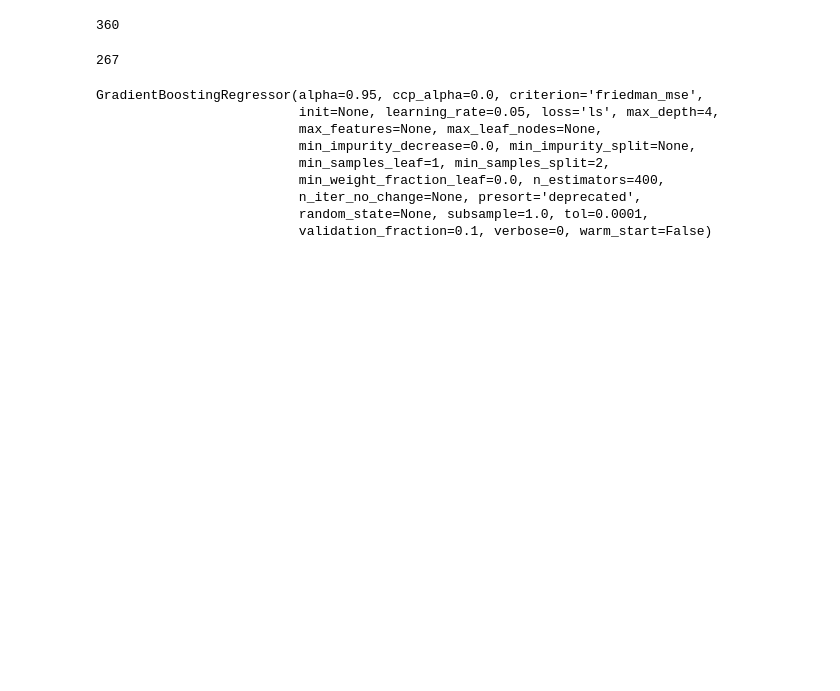
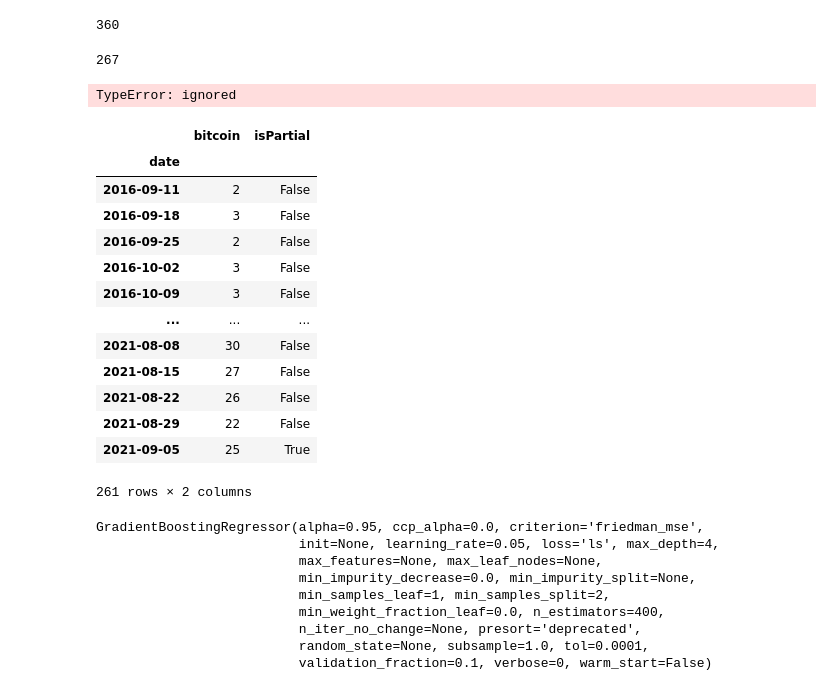
Before and after one commit to samilarinc/crypto_prediction, a Jupyter notebook: Crypto.ipynb, the cells around one changed output. Saved outputs shown, nothing was run; the diff lists cells and outputs as text; code cells hidden in the pictures; blank space fills up the shorter version.

```diff
--- a/Crypto.ipynb
+++ b/Crypto.ipynb
@@ -128,0 +140,7 @@ from xgboost import XGBRegressor
+# %%
+# my_arr = np.array(my_list)
+train_Y = np.array(train_Y)
+tf.convert_to_tensor(train_Y)
+model.fit(my_arr, train_Y, epochs=1,batch_size=1,verbose=2)
+# %% [output]
+TypeError: ignored
@@ -128,0 +149,5 @@ from xgboost import XGBRegressor
+# %%
+from pytrends.request import TrendReq
+import pandas as pd
+
+pytrend = TrendReq()
@@ -129,3 +156,20 @@ from xgboost import XGBRegressor
+# %%
+pytrend.interest_over_time()
+# %% [output]
+|  | bitcoin | isPartial |
+| date |  |  |
+| 2016-09-11 | 2 | False |
+| 2016-09-18 | 3 | False |
+| 2016-09-25 | 2 | False |
+| 2016-10-02 | 3 | False |
+| 2016-10-09 | 3 | False |
+| ... | ... | ... |
+| 2021-08-08 | 30 | False |
+| 2021-08-15 | 27 | False |
+| 2021-08-22 | 26 | False |
+| 2021-08-29 | 22 | False |
+| 2021-09-05 | 25 | True |
+261 rows × 2 columns
 # %%
 regressor = XGBRegressor()
 # %%
```
Also changed, not shown: parts of 9 cells of this notebook.
